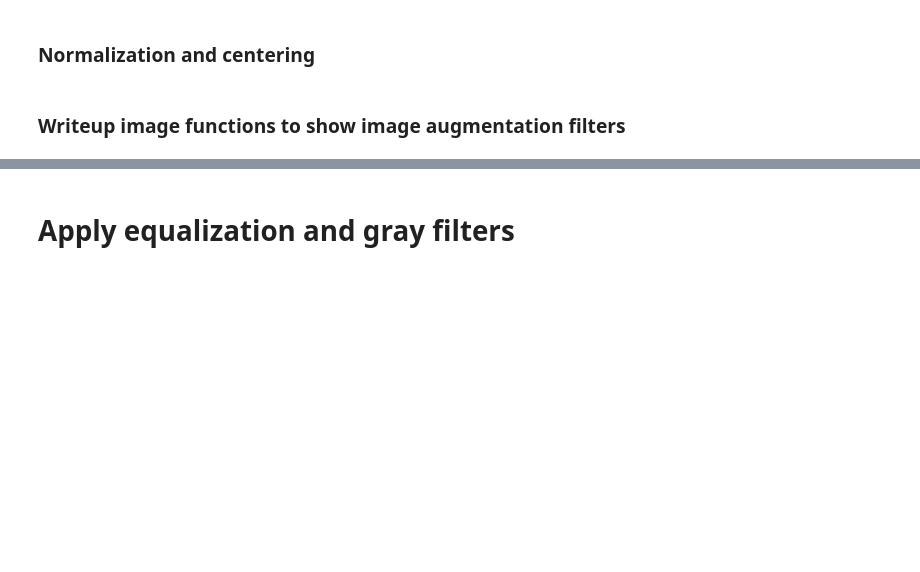
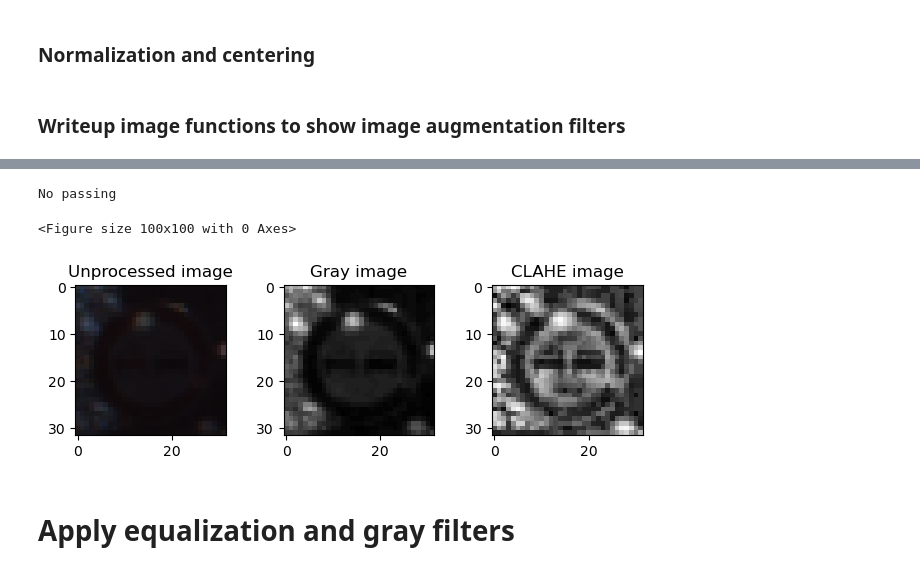
Before and after one commit to GiorGio82/P3-Traffic-Sign-Classifier, a Jupyter notebook: Traffic_Sign_Classifier.ipynb, the cells around one changed output, grey strips where cells are left out. Cells and saved outputs as stored; diff of their text form; code cells hidden in the pictures; blank space fills up the shorter version.

```diff
--- a/Traffic_Sign_Classifier.ipynb
+++ b/Traffic_Sign_Classifier.ipynb
@@ -487,3 +524,29 @@ Wild animals crossing
+# %%
+# choose one random image
+index = 12358
+image = X_train[index]
+grayimg = cv.cvtColor(image, cv.COLOR_BGR2GRAY)
+clahe = applyCLAHE(grayimg)
+
+plt.figure(figsize=(1,1))
+print(signnames[y_train[index]])
+f,((ax1,ax2,ax3)) = plt.subplots(1,3,)
+f.tight_layout()
+
+ax1.imshow(image)
+ax1.set_title("Unprocessed image")
+
+ax2.imshow(grayimg,cmap='gray')
+ax2.set_title("Gray image")
+
+ax3.imshow(clahe,cmap='gray')
+ax3.set_title("CLAHE image")
+
+f.savefig('writeup_images/histogram_equalization_image_{}.png'.format(index),dpi=300, bbox_inches = "tight")
+# %% [output]
+No passing
+<Figure size 100x100 with 0 Axes>
+[figure, added]
 # %% [markdown]
 # Apply equalization and gray filters
 # %%
```
Also changed, not shown: parts of 6 cells of this notebook, 4 other files.
